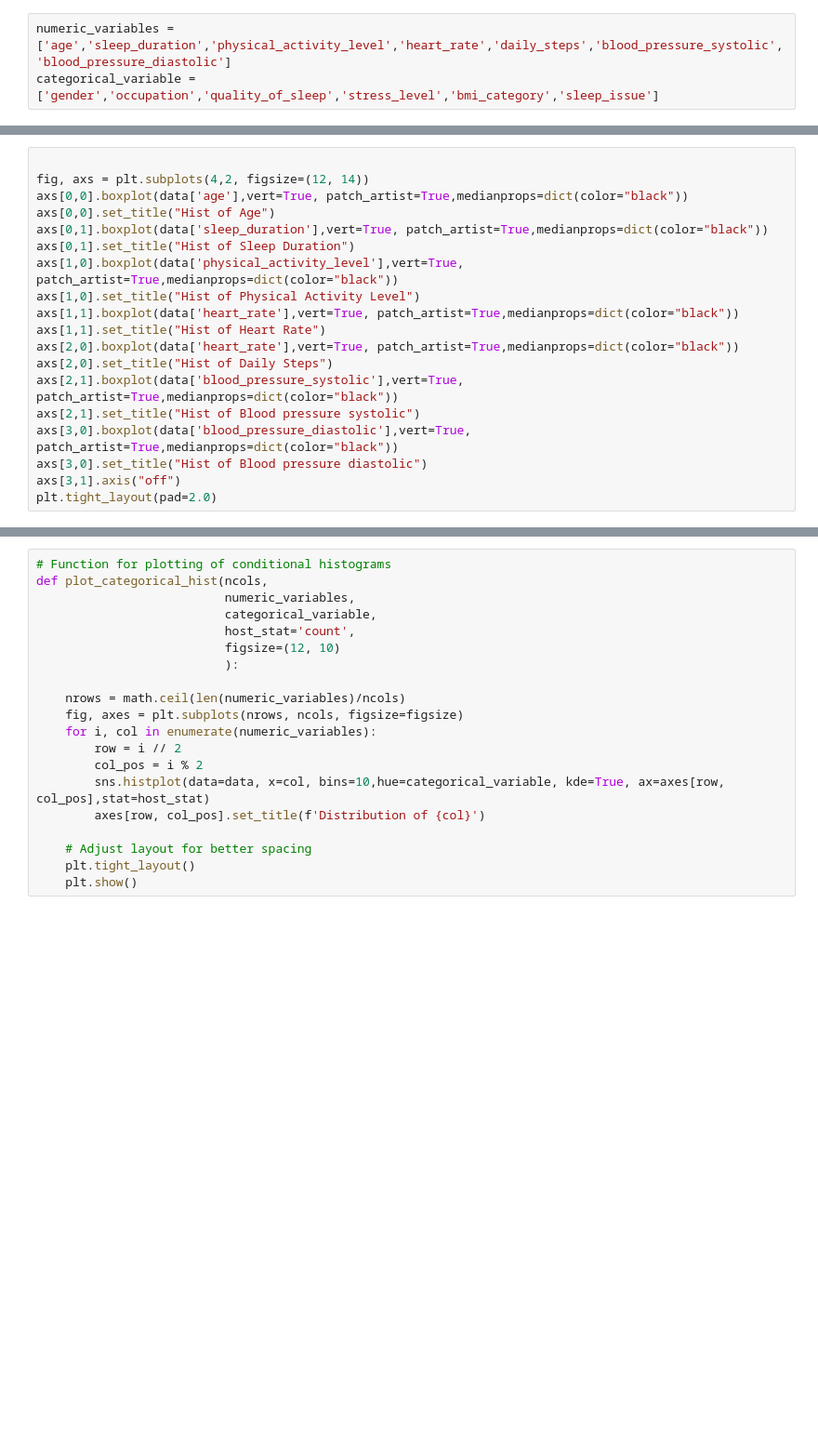
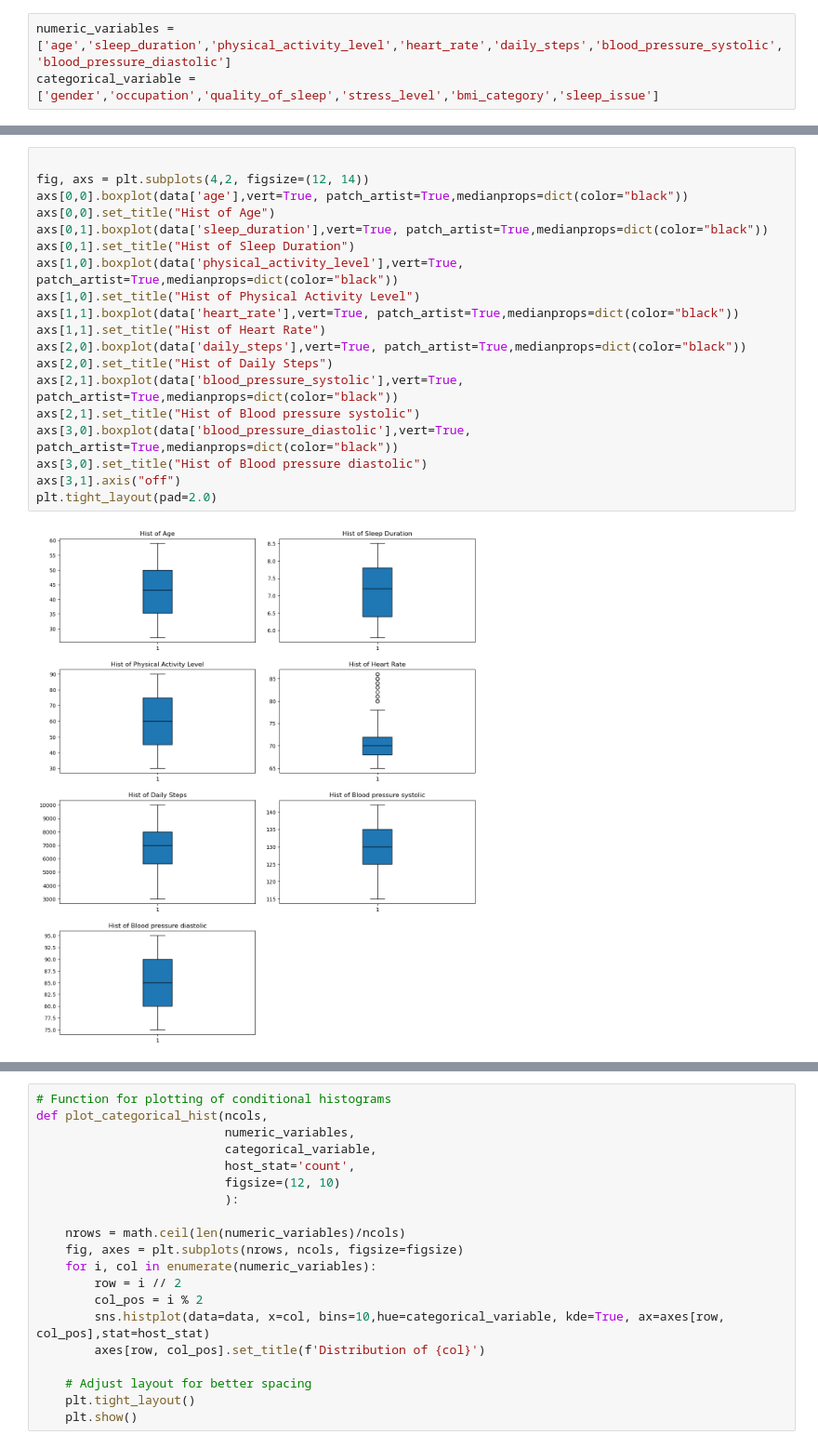
Before and after one commit to schmeti/u3cm_multivariate_analysis_project, a Jupyter notebook: Sleep_dataset_proyect.ipynb, the cells around one changed output, grey strips where cells are left out. Shown at 93% size. Saved outputs shown, nothing was run; the diff lists cells and outputs as text; blank space fills up the shorter version.

```diff
--- a/Sleep_dataset_proyect.ipynb
+++ b/Sleep_dataset_proyect.ipynb
@@ -89,22 +120,24 @@ plt.tight_layout(pad=2.0)
 # %%
 
 fig, axs = plt.subplots(4,2, figsize=(12, 14))
 axs[0,0].boxplot(data['age'],vert=True, patch_artist=True,medianprops=dict(color="black"))
 axs[0,0].set_title("Hist of Age")
 axs[0,1].boxplot(data['sleep_duration'],vert=True, patch_artist=True,medianprops=dict(color="black"))
 axs[0,1].set_title("Hist of Sleep Duration")
 axs[1,0].boxplot(data['physical_activity_level'],vert=True, patch_artist=True,medianprops=dict(color="black"))
 axs[1,0].set_title("Hist of Physical Activity Level")
 axs[1,1].boxplot(data['heart_rate'],vert=True, patch_artist=True,medianprops=dict(color="black"))
 axs[1,1].set_title("Hist of Heart Rate")
-axs[2,0].boxplot(data['heart_rate'],vert=True, patch_artist=True,medianprops=dict(color="black"))
+axs[2,0].boxplot(data['daily_steps'],vert=True, patch_artist=True,medianprops=dict(color="black"))
 axs[2,0].set_title("Hist of Daily Steps")
 axs[2,1].boxplot(data['blood_pressure_systolic'],vert=True, patch_artist=True,medianprops=dict(color="black"))
 axs[2,1].set_title("Hist of Blood pressure systolic")
 axs[3,0].boxplot(data['blood_pressure_diastolic'],vert=True, patch_artist=True,medianprops=dict(color="black"))
 axs[3,0].set_title("Hist of Blood pressure diastolic")
 axs[3,1].axis("off")
 plt.tight_layout(pad=2.0)
+# %% [output]
+[figure, added]
 # %%
 for i in numeric_variables:
     aux_skew = stats.skew(data[i])
```
Also changed, not shown: parts of 13 cells of this notebook.
